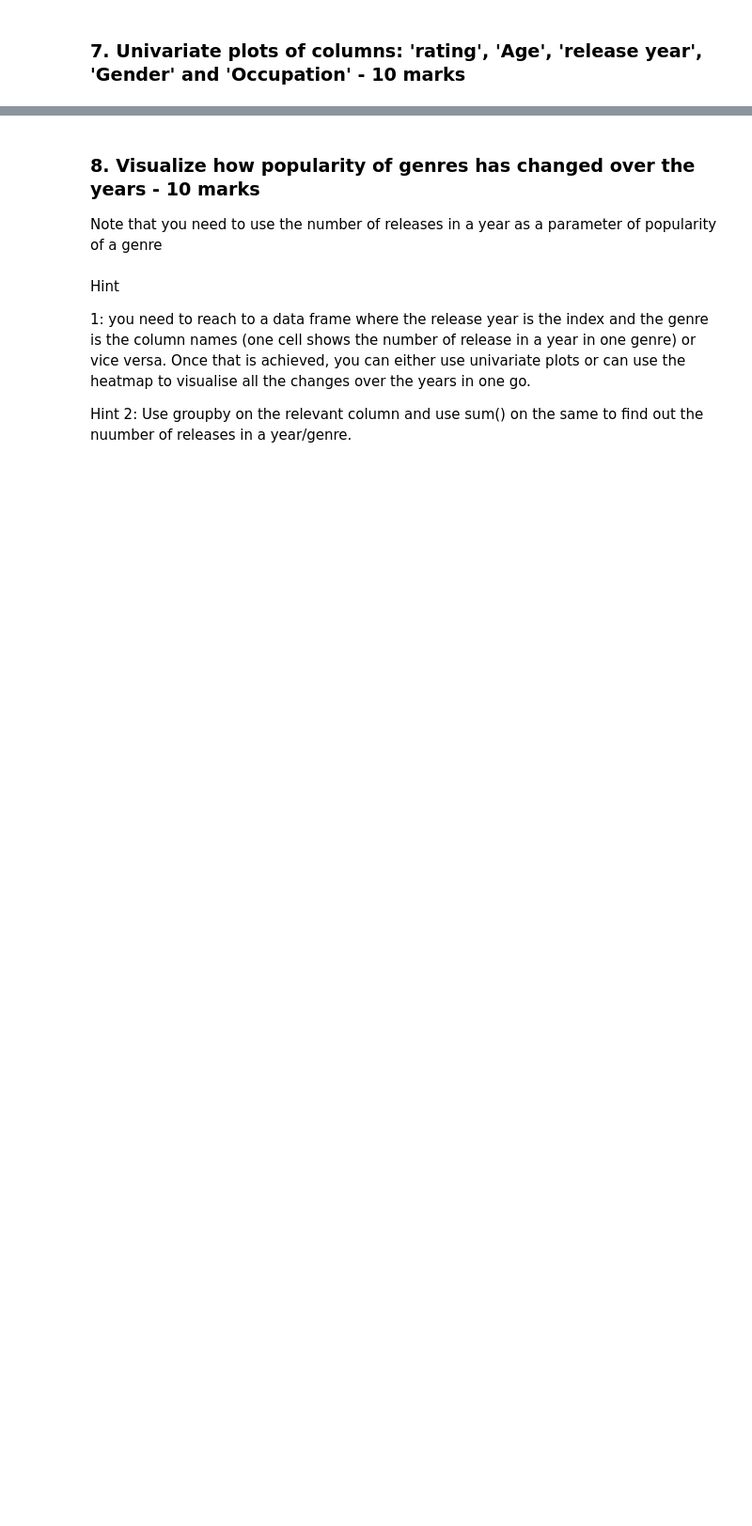
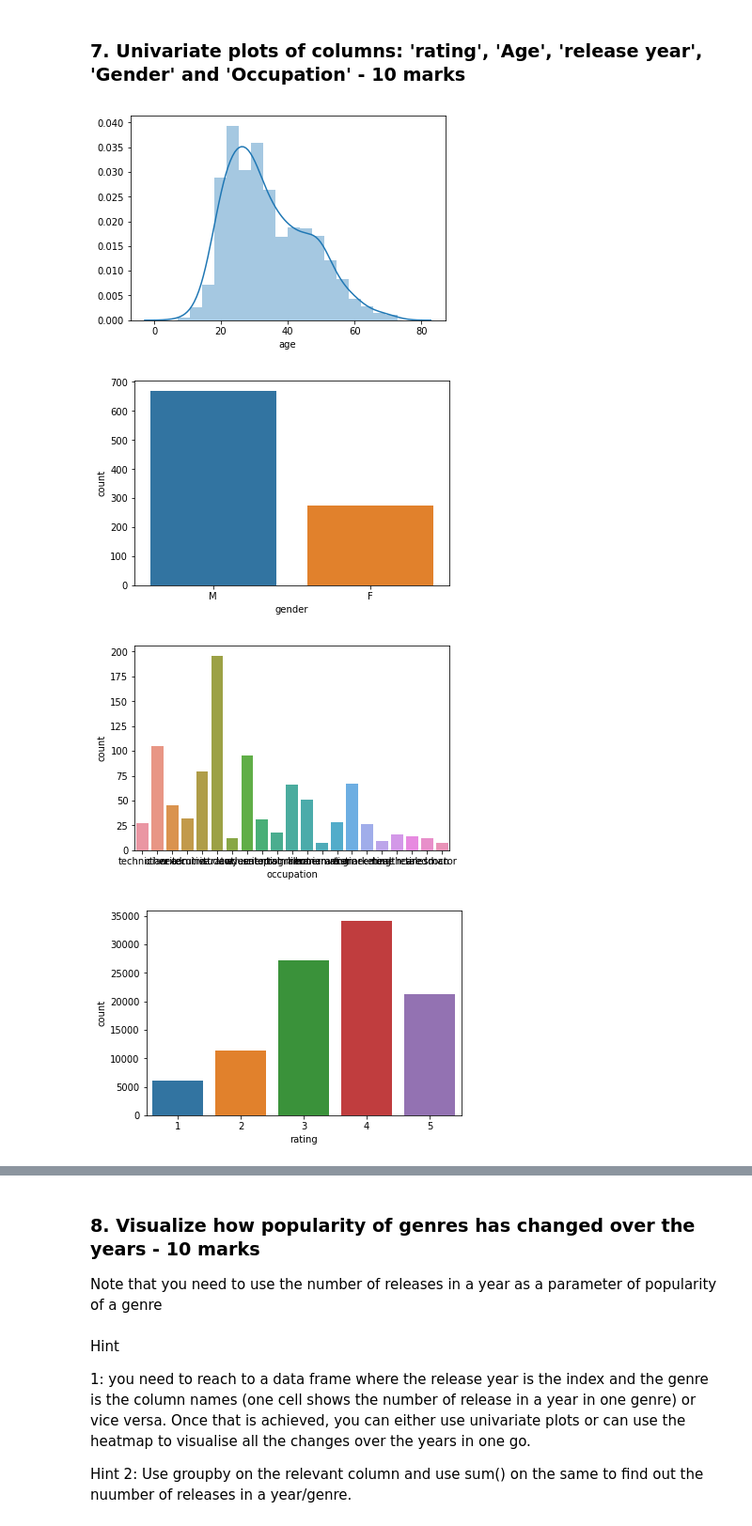
Before and after one commit to mazeeblanke/Movie-Lens, a Jupyter notebook: MovieLens Project Questions.ipynb, the cells around one changed output, grey strips where cells are left out. Shown at 94% size. Saved outputs shown, nothing was run; the diff lists cells and outputs as text; code cells hidden in the pictures; blank space fills up the shorter version.

```diff
--- a/MovieLens Project Questions.ipynb
+++ b/MovieLens Project Questions.ipynb
@@ -114,5 +125,4 @@ dtype: int64
 #### 6. Drop the movie where the genre is unknown - 2.5 marks
 # %%
 df_with_unknown_genre = item[item['unknown'] == 1]
-item.drop(df_with_unknown_genre.index, axis=0)
-item
+item.drop(df_with_unknown_genre.index, axis=0, inplace=True)
@@ -140,5 +131,29 @@ item
 # %%
 # HINT: use distplot for age and countplot for gender,ratings,occupation.
 # HINT: Please refer to the below snippet to understand how to get to release year from release date. You can use str.split()
 # as depicted below
 # Hint : Use displot without kde for release year or line plot showing year wise count.
+
+# Distplot for age
+sns.distplot(user['age'])
+plt.show()
+
+# Countplot for gender
+sns.countplot(x="gender", data=user)
+plt.show()
+
+# Countplot for occupation
+sns.countplot(x="occupation", data=user)
+plt.show()
+
+# Countplot for ratings
+sns.countplot(x="rating", data=data)
+plt.show()
+
+# sns.distplot(item['release_year'])
+item['release date'].apply(str.split, '-')
+# %% [output]
+[figure, added]
+[figure, added]
+[figure, added]
+[figure, added]
```
Also changed, not shown: parts of 6 cells of this notebook.
